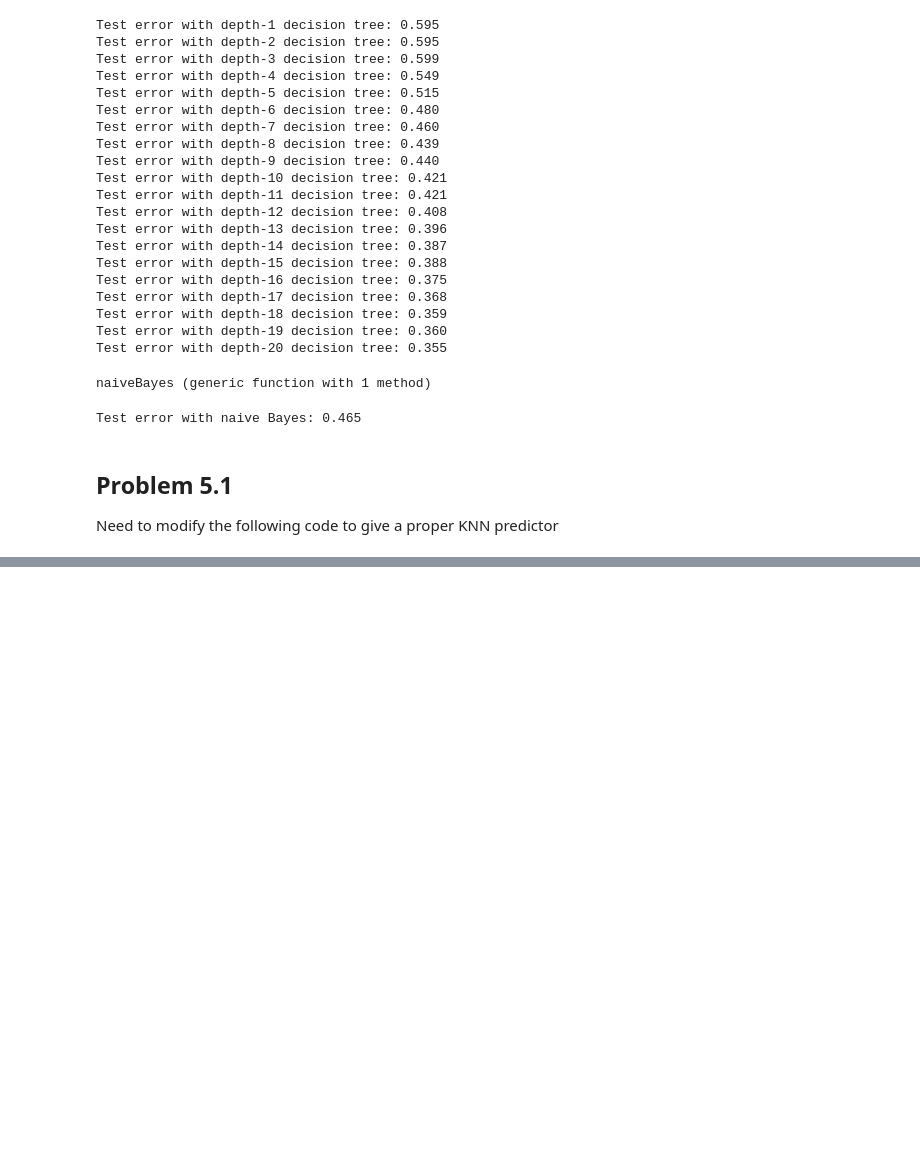
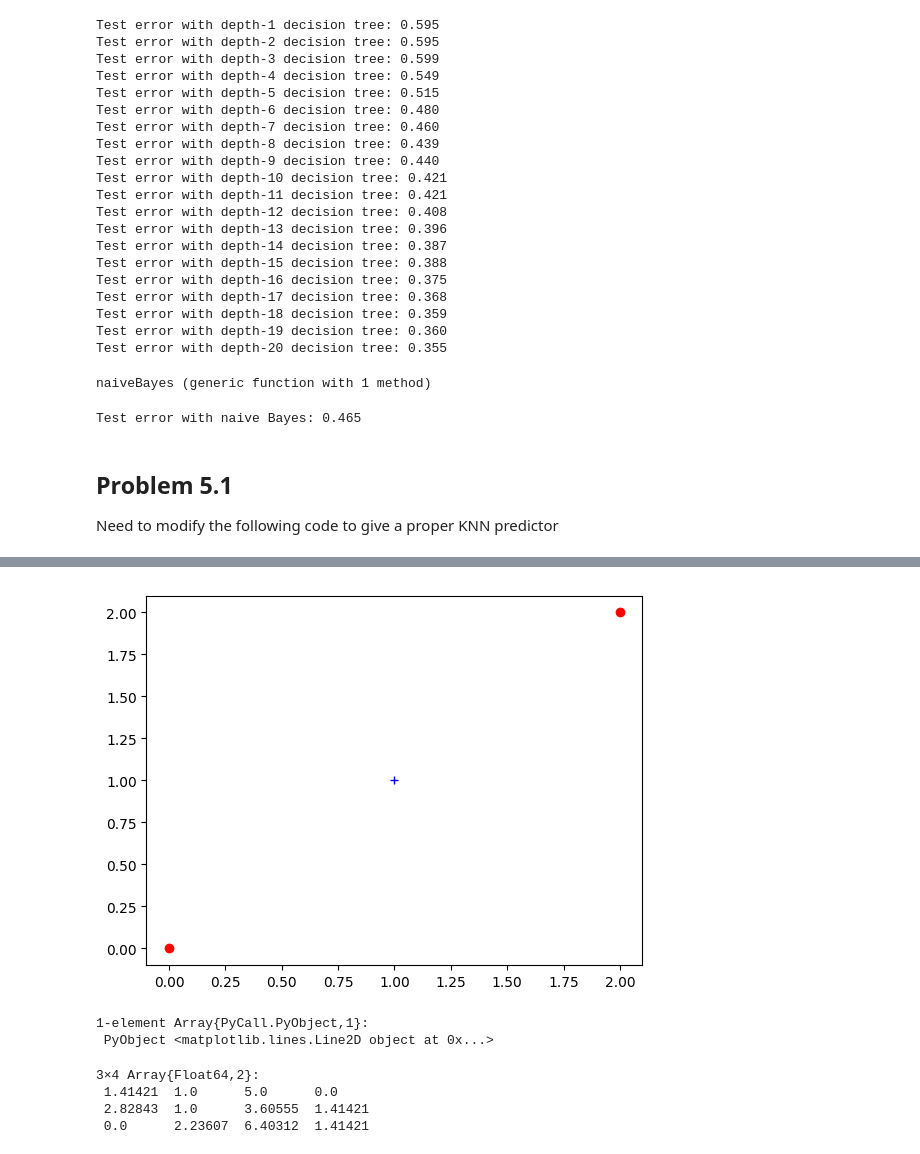
Before and after one commit to Mathnstein/Machine_Learning, a Jupyter notebook: Code/Assignment_1_Cody.ipynb, the cells around one changed output, grey strips where cells are left out. Cells and saved outputs as stored; diff of their text form; code cells hidden in the pictures; blank space fills up the shorter version.

```diff
--- a/Code/Assignment_1_Cody.ipynb
+++ b/Code/Assignment_1_Cody.ipynb
@@ -429,0 +441,35 @@ Test Error with 1-nearest neighbours: 0.464
+# %%
+figure()
+plot(Xhat[1,1],Xhat[1,2],"b+")
+plot(Xhat[2:3,1],Xhat[2:3,2],"ro")
+# %% [output]
+[figure, added]
+1-element Array{PyCall.PyObject,1}:
+ PyObject <matplotlib.lines.Line2D object at 0x...>
+# %%
+X=[0 0;
+    1 2;
+    4 5;
+    1 1]
+Xhat=[1 1;2 2;0 0]
+y=[1;0;1;1]
+k=1
+    (n,d) = size(X)
+  (t,d) = size(Xhat)
+  k = min(n,k) # To save you some debuggin
+  Euc = zeros(t,n)
+  yhat = zeros(1,t)
+    for i=1:t
+        for j=1:n
+            Euc[i,j]=sqrt(sum((Xhat[i,:]-X[j,:]).^2))
+        end
+        p=sortperm(Euc[i,:])
+        y=y[p]
+        yhat[i]=mode(y[1:k])
+    end
+Euc
+# %% [output]
+3×4 Array{Float64,2}:
+ 1.41421  1.0      5.0      0.0
+ 2.82843  1.0      3.60555  1.41421
+ 0.0      2.23607  6.40312  1.41421
```
Also changed, not shown: parts of 2 cells of this notebook.
